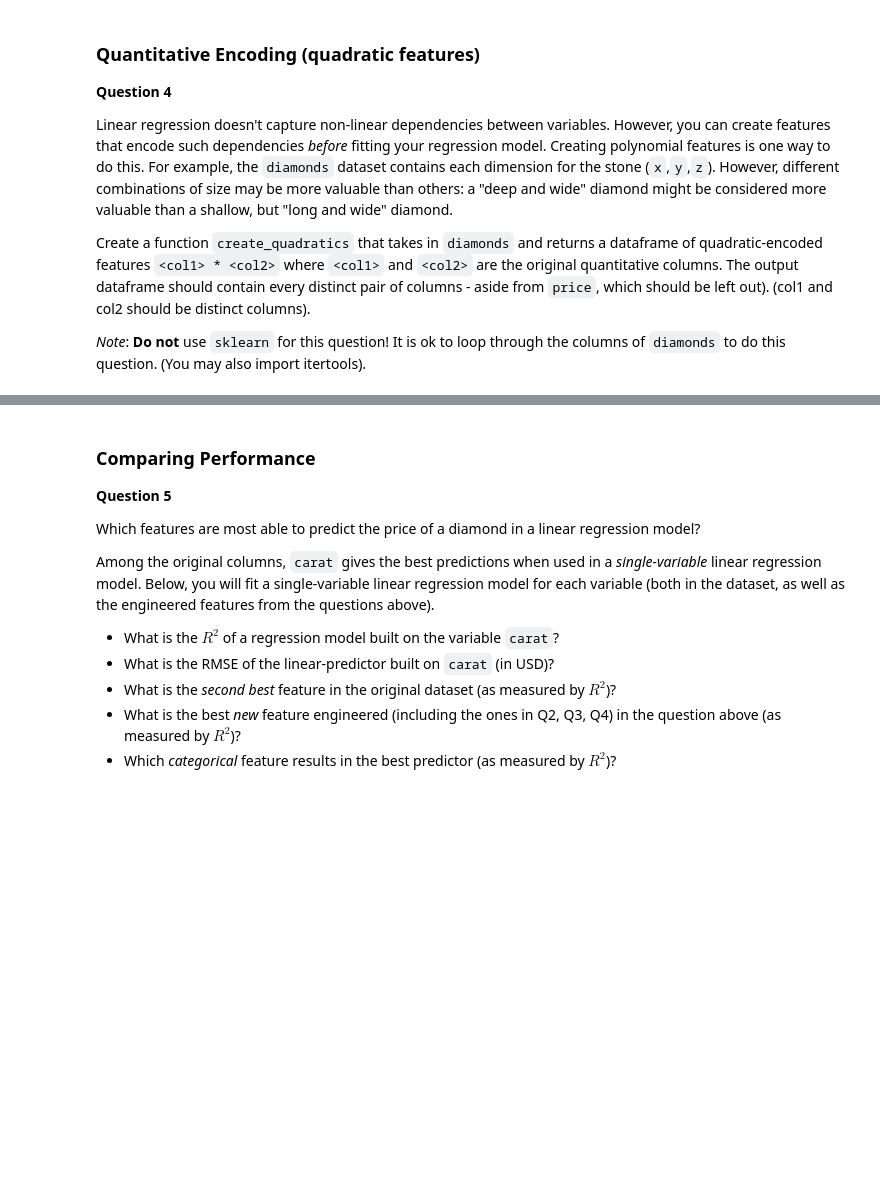
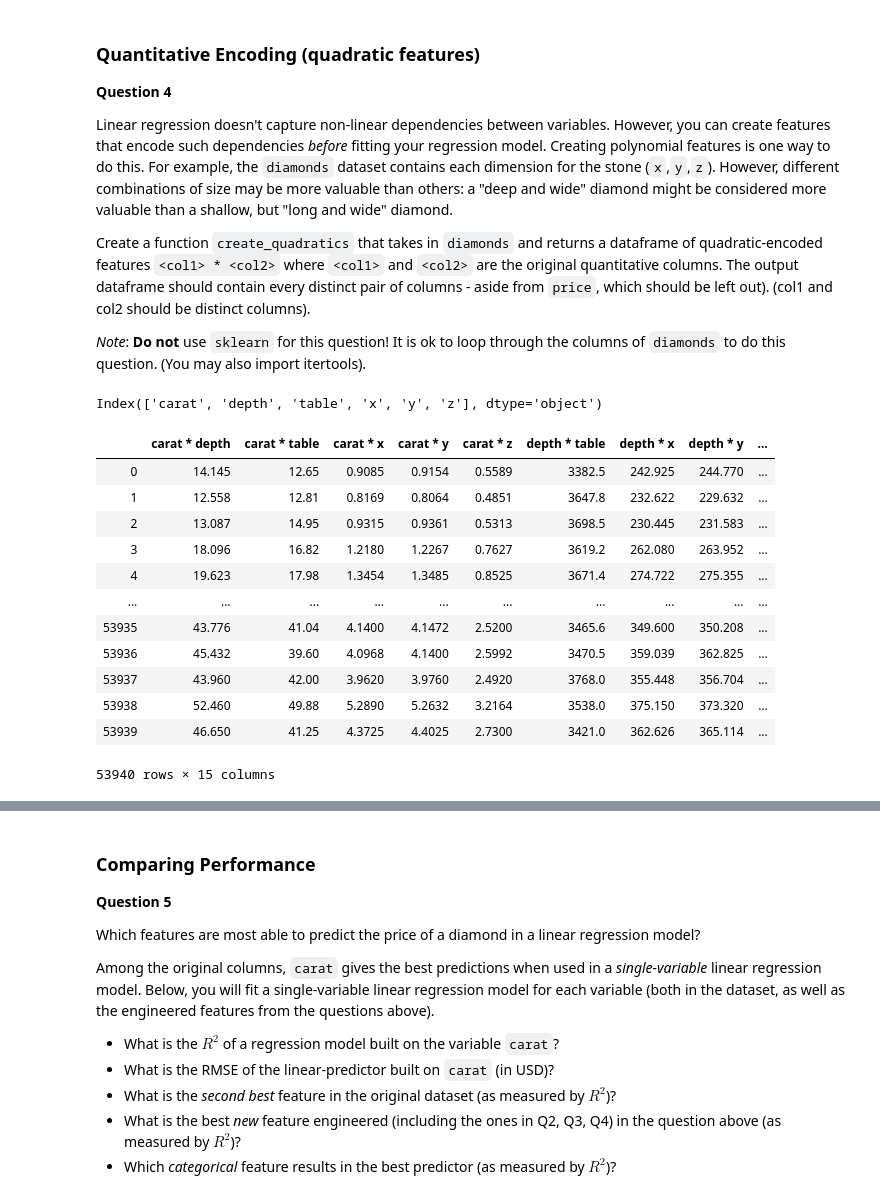
Before and after one commit to harbor-s/dsc80-sp20, a Jupyter notebook: labs/lab08/lab08.ipynb, the cells around one changed output, grey strips where cells are left out. Saved outputs shown, nothing was run; the diff lists cells and outputs as text; code cells hidden in the pictures; blank space fills up the shorter version.

```diff
--- a/labs/lab08/lab08.ipynb
+++ b/labs/lab08/lab08.ipynb
@@ -176,3 +258,26 @@ Linear regression doesn't capture non-linear dependencies between variables. How
 Create a function `create_quadratics` that takes in `diamonds` and returns a dataframe of quadratic-encoded features `<col1> * <col2>` where `<col1>` and `<col2>` are the original quantitative columns. The output dataframe should contain every distinct pair of columns - aside from `price`, which should be left out). (col1 and col2 should be distinct columns).
 
 *Note*: **Do not** use `sklearn` for this question! It is ok to loop through the columns of `diamonds` to do this question. (You may also import itertools).
+# %%
+cols = diamonds.select_dtypes(include=['float'])
+print(cols.columns)
+import itertools as iter
+#for pair in list(iter.combinations(cols,r=2)):
+#    (f'{pair[0]} * {pair[1]}')
+#    (diamonds[pair[0]] * diamonds[pair[1]])
+lab.create_quadratics(diamonds)
+# %% [output]
+Index(['carat', 'depth', 'table', 'x', 'y', 'z'], dtype='object')
+|  | carat * depth | carat * table | carat * x | carat * y | carat * z | depth * table | depth * x | depth * y | ... |
+| 0 | 14.145 | 12.65 | 0.9085 | 0.9154 | 0.5589 | 3382.5 | 242.925 | 244.770 | ... |
+| 1 | 12.558 | 12.81 | 0.8169 | 0.8064 | 0.4851 | 3647.8 | 232.622 | 229.632 | ... |
+| 2 | 13.087 | 14.95 | 0.9315 | 0.9361 | 0.5313 | 3698.5 | 230.445 | 231.583 | ... |
+| 3 | 18.096 | 16.82 | 1.2180 | 1.2267 | 0.7627 | 3619.2 | 262.080 | 263.952 | ... |
+| 4 | 19.623 | 17.98 | 1.3454 | 1.3485 | 0.8525 | 3671.4 | 274.722 | 275.355 | ... |
+| ... | ... | ... | ... | ... | ... | ... | ... | ... | ... |
+| 53935 | 43.776 | 41.04 | 4.1400 | 4.1472 | 2.5200 | 3465.6 | 349.600 | 350.208 | ... |
+| 53936 | 45.432 | 39.60 | 4.0968 | 4.1400 | 2.5992 | 3470.5 | 359.039 | 362.825 | ... |
+| 53937 | 43.960 | 42.00 | 3.9620 | 3.9760 | 2.4920 | 3768.0 | 355.448 | 356.704 | ... |
+| 53938 | 52.460 | 49.88 | 5.2890 | 5.2632 | 3.2164 | 3538.0 | 375.150 | 373.320 | ... |
+| 53939 | 46.650 | 41.25 | 4.3725 | 4.4025 | 2.7300 | 3421.0 | 362.626 | 365.114 | ... |
+53940 rows × 15 columns
```
Also changed, not shown: parts of 18 cells of this notebook, 3 other files.
